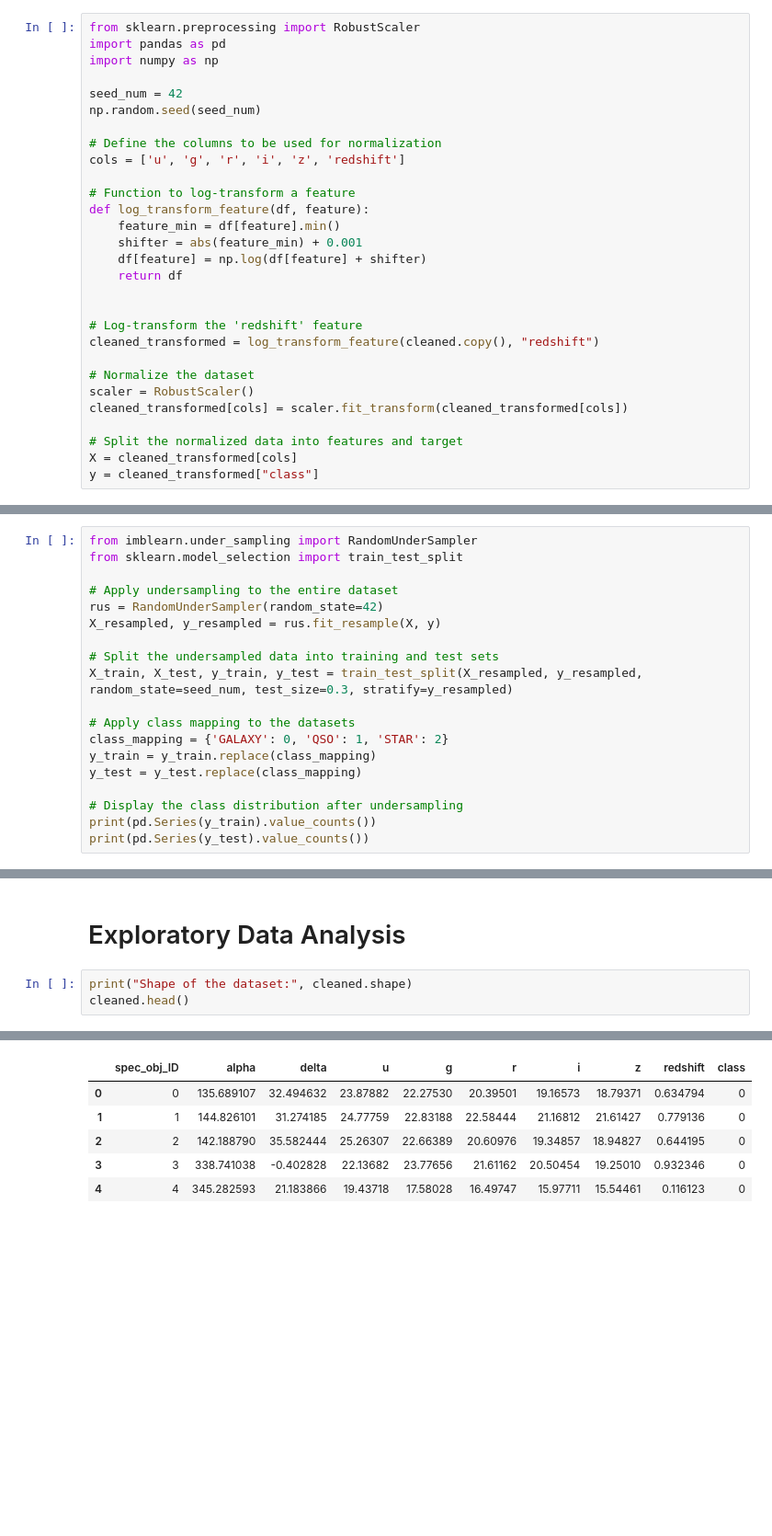
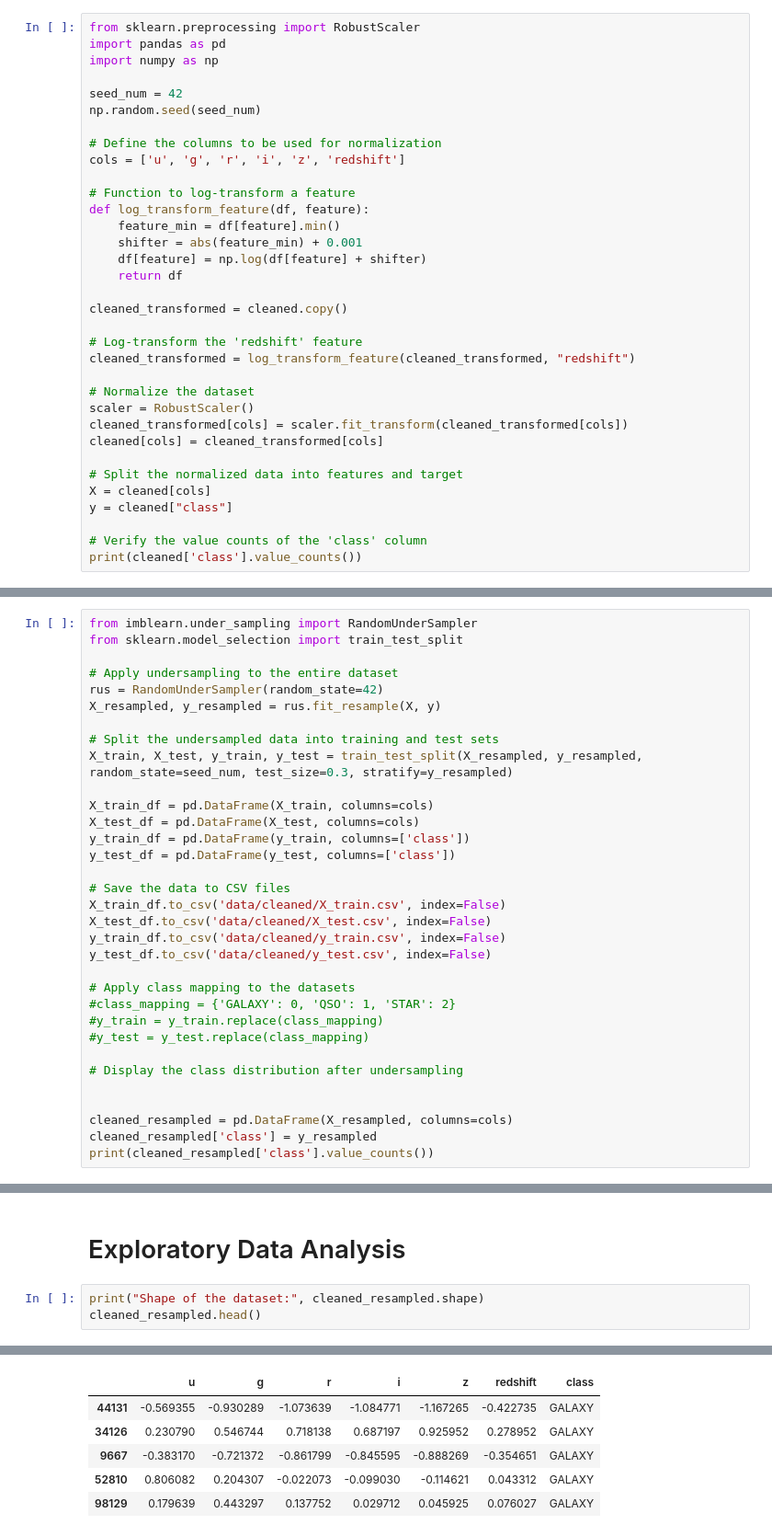
Before and after one commit to jonnneehh/STINTSY-MachineProject, a Jupyter notebook: datasetPreparation.ipynb, the cells around one changed output, grey strips where cells are left out. Shown at 92% size. Drawn from its saved outputs; the diff is of its cells as text; blank space fills up the shorter version.

```diff
--- a/datasetPreparation.ipynb
+++ b/datasetPreparation.ipynb
@@ -360,15 +359,20 @@ def log_transform_feature(df, feature):
     df[feature] = np.log(df[feature] + shifter)
     return df
 
+cleaned_transformed = cleaned.copy()
 
 # Log-transform the 'redshift' feature
-cleaned_transformed = log_transform_feature(cleaned.copy(), "redshift")
+cleaned_transformed = log_transform_feature(cleaned_transformed, "redshift")
 
 # Normalize the dataset
 scaler = RobustScaler()
 cleaned_transformed[cols] = scaler.fit_transform(cleaned_transformed[cols])
+cleaned[cols] = cleaned_transformed[cols]
 
 # Split the normalized data into features and target
-X = cleaned_transformed[cols]
-y = cleaned_transformed["class"]
+X = cleaned[cols]
+y = cleaned["class"]
+
+# Verify the value counts of the 'class' column
+print(cleaned['class'].value_counts())
 # %% [output]
@@ -400,11 +402,25 @@ X_resampled, y_resampled = rus.fit_resample(X, y)
 # Split the undersampled data into training and test sets
 X_train, X_test, y_train, y_test = train_test_split(X_resampled, y_resampled, random_state=seed_num, test_size=0.3, stratify=y_resampled)
 
+X_train_df = pd.DataFrame(X_train, columns=cols)
+X_test_df = pd.DataFrame(X_test, columns=cols)
+y_train_df = pd.DataFrame(y_train, columns=['class'])
+y_test_df = pd.DataFrame(y_test, columns=['class'])
+
+# Save the data to CSV files
+X_train_df.to_csv('data/cleaned/X_train.csv', index=False)
+X_test_df.to_csv('data/cleaned/X_test.csv', index=False)
+y_train_df.to_csv('data/cleaned/y_train.csv', index=False)
+y_test_df.to_csv('data/cleaned/y_test.csv', index=False)
+
 # Apply class mapping to the datasets
-class_mapping = {'GALAXY': 0, 'QSO': 1, 'STAR': 2}
-y_train = y_train.replace(class_mapping)
-y_test = y_test.replace(class_mapping)
+#class_mapping = {'GALAXY': 0, 'QSO': 1, 'STAR': 2}
+#y_train = y_train.replace(class_mapping)
+#y_test = y_test.replace(class_mapping)
 
 # Display the class distribution after undersampling
-print(pd.Series(y_train).value_counts())
-print(pd.Series(y_test).value_counts())
+
+
+cleaned_resampled = pd.DataFrame(X_resampled, columns=cols)
+cleaned_resampled['class'] = y_resampled
+print(cleaned_resampled['class'].value_counts())
@@ -449,6 +462,6 @@ cleaned.to_csv(f'{output_dir}/stars_cleaned.csv', index=False)
 # %% [markdown]
 # Exploratory Data Analysis
 # %%
-print("Shape of the dataset:", cleaned.shape)
-cleaned.head()
+print("Shape of the dataset:", cleaned_resampled.shape)
+cleaned_resampled.head()
 # %% [output]
@@ -456,7 +469,7 @@ Shape of the dataset: (156882, 10)
-|  | spec_obj_ID | alpha | delta | u | g | r | i | z | redshift | class |
-| 0 | 0 | 135.689107 | 32.494632 | 23.87882 | 22.27530 | 20.39501 | 19.16573 | 18.79371 | 0.634794 | 0 |
-| 1 | 1 | 144.826101 | 31.274185 | 24.77759 | 22.83188 | 22.58444 | 21.16812 | 21.61427 | 0.779136 | 0 |
-| 2 | 2 | 142.188790 | 35.582444 | 25.26307 | 22.66389 | 20.60976 | 19.34857 | 18.94827 | 0.644195 | 0 |
-| 3 | 3 | 338.741038 | -0.402828 | 22.13682 | 23.77656 | 21.61162 | 20.50454 | 19.25010 | 0.932346 | 0 |
-| 4 | 4 | 345.282593 | 21.183866 | 19.43718 | 17.58028 | 16.49747 | 15.97711 | 15.54461 | 0.116123 | 0 |
+|  | u | g | r | i | z | redshift | class |
+| 44131 | -0.569355 | -0.930289 | -1.073639 | -1.084771 | -1.167265 | -0.422735 | GALAXY |
+| 34126 | 0.230790 | 0.546744 | 0.718138 | 0.687197 | 0.925952 | 0.278952 | GALAXY |
+| 9667 | -0.383170 | -0.721372 | -0.861799 | -0.845595 | -0.888269 | -0.354651 | GALAXY |
+| 52810 | 0.806082 | 0.204307 | -0.022073 | -0.099030 | -0.114621 | 0.043312 | GALAXY |
+| 98129 | 0.179639 | 0.443297 | 0.137752 | 0.029712 | 0.045925 | 0.076027 | GALAXY |
 # %%
```
Also changed, not shown: parts of 19 cells of this notebook, 6 other files.
